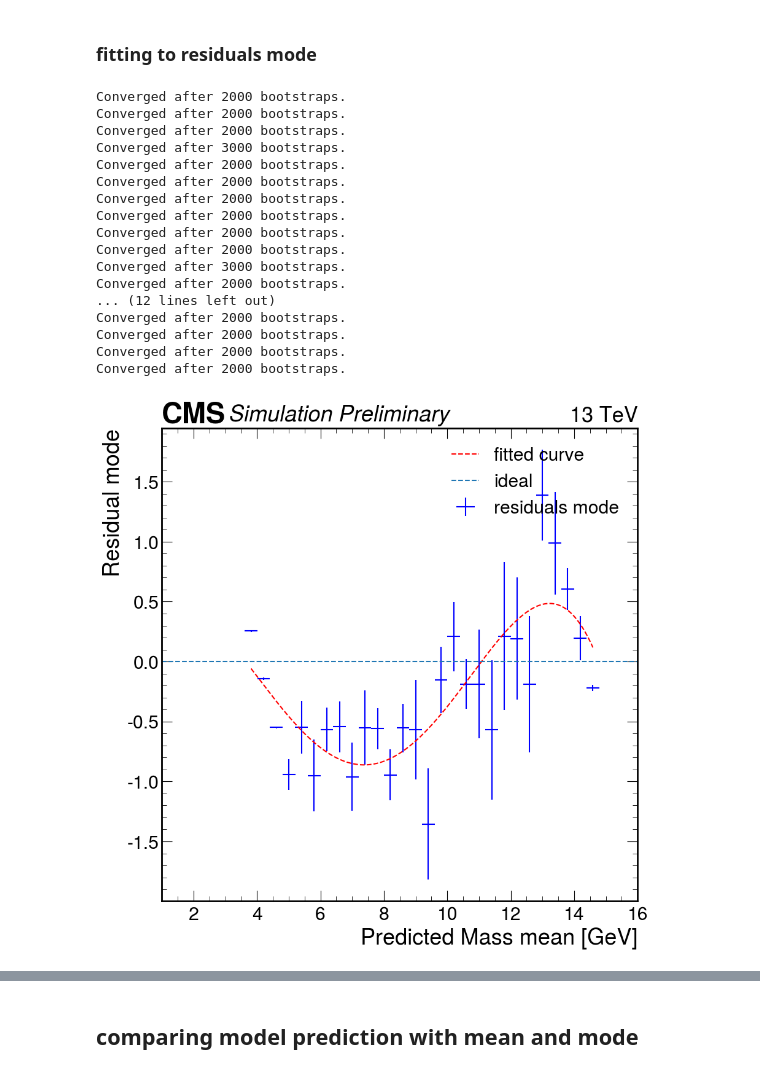
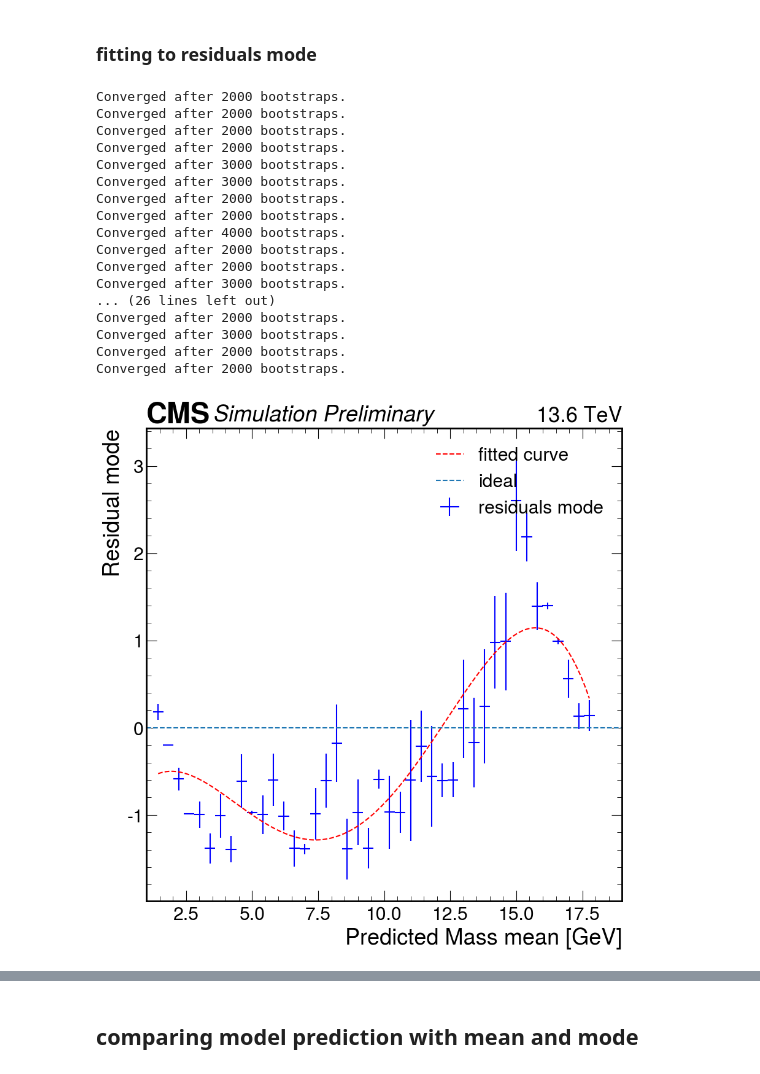
Before and after one commit to bhbam/H_AA_CLuster_jupyter_notebooks, a Jupyter notebook: mass_regression_model_bias_effect_with_residual_using_mean_and_mode_comparision_h5.ipynb, the cells around one changed output, grey strips where cells are left out. Saved outputs shown, nothing was run; the diff lists cells and outputs as text; code cells hidden in the pictures.

```diff
--- a/mass_regression_model_bias_effect_with_residual_using_mean_and_mode_comparision_h5.ipynb
+++ b/mass_regression_model_bias_effect_with_residual_using_mean_and_mode_comparision_h5.ipynb
@@ -44,7 +44,7 @@ valid_data_path_ResNet_B6='/pscratch/sd/b/bbbam/ResNet_B6_Nodes_4.0/ResNet_B6_13
 # %%
 epoch=300
 m_true_, m_pred_ = [], []
-data_files = glob.glob(f"{valid_data_path_ResNet_B6}/valid_data_epoch_{epoch}/*.pkl")
+data_files = glob.glob(f"{valid_data_path_ResNet_B3}/valid_data_epoch_{epoch}/*.pkl")
 for file in data_files:
     infile = open(f"{file}", "rb")
     data = pickle.load(infile)
@@ -70,7 +70,7 @@ plt.xlabel('Mass [GeV]')
 plt.ylabel('Events/ 0.4 [GeV]')
 # plt.title(r'$\mathrm{m_{true}}$, $\mathrm{m_{pred}}$ masses',size=25)
 plt.legend(loc='upper right')
-hep.cms.label(llabel=f"Simulation Preliminary", rlabel="13 TeV", loc=0, ax=ax)
+hep.cms.label(llabel=f"Simulation Preliminary", rlabel="13.6 TeV", loc=0, ax=ax)
 # plt.savefig('%s/%d_mtru_mpred_hist_full.png'%(out_dir, epoch), bbox_inches='tight',dpi=300, facecolor = "w")
 plt.show()
 
@@ -86,7 +86,7 @@ plt.plot((m0_min-1.2, m0_max+1.2), (m0_min-1.2, m0_max+1.2), color='r', linestyl
 # plt.yticks(np.arange(m0_min-1.2, m0_max+1.2, .8),size=15)
 plt.colorbar().set_label(label='Events/ {0.4, 0.4} [GeV]' )
 plt.grid(color='r', linestyle='--', linewidth=.4)
-hep.cms.label(llabel=f"Simulation Preliminary ", rlabel="13 TeV", loc=0, ax=ax)
+hep.cms.label(llabel=f"Simulation Preliminary ", rlabel="13.6 TeV", loc=0, ax=ax)
 # plt.savefig('%s/%d_mtrue_mpred_2D_hist_full.png'%(out_dir, epoch), bbox_inches='tight',dpi=300, facecolor = "w")
 plt.show()
 
@@ -101,7 +101,7 @@ plt.plot((m0_min, m0_max), (m0_min, m0_max), color='r', linestyle='--', alpha=0.
 plt.colorbar().set_label(label='Events/ {0.4, 0.4} [GeV]')
 plt.grid(color='r', linestyle='--', linewidth=.5)
 
-hep.cms.label(llabel=f"Simulation Preliminary", rlabel="13 TeV", loc=0, ax=ax)
+hep.cms.label(llabel=f"Simulation Preliminary", rlabel="13.6 TeV", loc=0, ax=ax)
 # plt.savefig('%s/%d_mtrue_mpred_2D_hist_truncated.png'%(out_dir, epoch),  bbox_inches='tight', dpi=300, facecolor = "w")
 plt.show()
 exit
@@ -350,7 +350,10 @@ def plot_signal_corrected_with_mean(Mass = '5'):
     mass  = {'3p7':3.7,'4':4, '5':5, '6':6, '8':8, '10':10, '12':12, '14':14}.get(Mass, None)
     print("Signal Mass : ", mass)
     m_pred_ = []
-    data_paths = glob.glob(f'/pscratch/sd/b/bbbam/ResNet_B6_Nodes_4.0/13_channels_massregressor_multi_node_inference_Mass_{Mass}_*/test_data_epoch_{epoch}_M{Mass}/Inference_data_test*.pkl')
+    # data_paths = glob.glob(f'/pscratch/sd/b/bbbam/ResNet_B6_Nodes_4.0/13_channels_massregressor_multi_node_inference_Mass_{Mass}_*/test_data_epoch_{epoch}_M{Mass}/Inference_data_test*.pkl')
+    paths_ = {'3p7':'/pscratch/sd/b/bbbam/ResNet_B3_with_ieta_iphi_Nodes_4.0/13_channels_massregressor_multi_node_inference_Mass_3p7_2024_12_16_02:04:32_GPUS_4/test_data_epoch_300_M3p7/Inference_data_test*.pkl'
+    ,'14':'/pscratch/sd/b/bbbam/ResNet_B3_with_ieta_iphi_Nodes_4.0/13_channels_massregressor_multi_node_inference_Mass_14_2024_12_16_02:03:22_GPUS_4/test_data_epoch_300_M14/Inference_data_test*.pkl'}.get(Mass, 0)
+    data_paths=glob.glob(paths_)
     for file in data_paths:
         infile = open(f"{file}", "rb")
         data = pickle.load(infile)
@@ -371,10 +374,10 @@ def plot_signal_corrected_with_mean(Mass = '5'):
     plt.xlabel('Mass [GeV]')
     plt.ylabel('Events density/ 0.4 [GeV]')
     plt.legend(loc='best')
-    hep.cms.label(llabel="Simulation Preliminary", rlabel="13 TeV", loc=0, ax=ax)
+    hep.cms.label(llabel="Simulation Preliminary", rlabel="13.6 TeV", loc=0, ax=ax)
     plt.show()
 # %%
-Masses  = ['3p7', '5', '8', '12']
+Masses  = ['3p7', '14']
 for m in Masses:
     plot_signal_corrected_with_mean(Mass = m)
 # %% [output]
@@ -389,7 +388,7 @@ Signal Mass :  12
 # %% [markdown]
 ### fitting  to residuals mode
 # %%
-def get_hist_mode(data, bins=len(np.arange(3.6,14.9,0.4))):
+def get_hist_mode(data, bins=len(np.arange(1.2,18.1,0.4))):
     counts, bin_edges = np.histogram(data, bins=bins)
 
     # Find the index of the mode bin
@@ -434,7 +433,7 @@ def find_convergence(data, initial_bootstraps=1000, max_bootstraps=100000, step=
     return prev_uncertainty, n_bootstraps
 # %%
 epoch=300
-data_files = glob.glob(f"{valid_data_path_ResNet_B6}/valid_data_epoch_{epoch}/*.pkl")
+data_files = glob.glob(f"{valid_data_path_ResNet_B3}/valid_data_epoch_{epoch}/*.pkl")
 m_true_, m_pred_ = [], []
 for file in data_files:
     infile = open(f"{file}", "rb")
@@ -448,14 +447,14 @@ for file in data_files:
 m_true = np.concatenate(m_true_)
 m_pred = np.concatenate(m_pred_)
 
-mask = (m_true >= 3.6) & (m_true < 14.8)
+mask = (m_true >= 1.2) & (m_true < 18.1)
 m_pred = m_pred[mask]
 m_true = m_true[mask]
 
 
 
 # Initial calculations
-bins = np.arange(3.6, 14.9, 0.4)
+bins = np.arange(1.2, 18.1, 0.4)
 mean_pred_bins = []
 mean_true_bins = []
 residuals_mean = []
@@ -486,8 +485,8 @@ y_fit_mean = polynomial_mode(x)
 fig, ax = plt.subplots()
 plt.errorbar(mean_pred_bins, residuals_mode, xerr=(bins[1] - bins[0]) / 2, yerr=mode_errors, fmt='none', color='b', label='residuals mode')
 plt.plot(x, y_fit_mean, color='r', linestyle='--', label=f"fitted curve")
-hep.cms.label(llabel="Simulation Preliminary", rlabel="13 TeV", loc=0, ax=ax)
-plt.xlim(1, 16)
+hep.cms.label(llabel="Simulation Preliminary", rlabel="13.6 TeV", loc=0, ax=ax)
+plt.xlim(1, 19)
 plt.axhline(y=0, linestyle='--', label="ideal")
 plt.xlabel("Predicted Mass mean [GeV]")
 plt.ylabel("Residual mode")
@@ -499,7 +498,7 @@ def corrected_pred_mode(m):
     mass = m + polynomial_mode(m)
     return mass
 
-data_files = glob.glob(f"{valid_data_path_ResNet_B6}/valid_data_epoch_{epoch}/*.pkl")
+data_files = glob.glob(f"{valid_data_path_ResNet_B3}/valid_data_epoch_{epoch}/*.pkl")
 m_true_, m_pred_ = [], []
 for file in data_files:
     infile = open(f"{file}", "rb")
@@ -513,24 +512,10 @@ for file in data_files:
 m_true = np.concatenate(m_true_)
 m_pred = np.concatenate(m_pred_)
 
-mask = (m_true >= 3.6) & (m_true < 14.8)
+
 m_pred = m_pred[mask]
 m_true = m_true[mask]
 m_pred = corrected_pred_mode(m_pred)
-
-# # Extended version
-# fig, ax = plt.subplots(figsize=(20,15), dpi=150)
-# plt.hist2d(np.squeeze(m_true),np.squeeze(m_pred), bins=[np.arange(m0_min-0.8, m0_max+1.2, .4), np.arange(m0_min-1.2, m0_max+1.2, .4)],cmap=cms_cmap,vmin=0, vmax=2200)
-# plt.xlabel(r'$\mathrm{m_{true}}$ [GeV]')
-# plt.ylabel(r'$\mathrm{m_{pred}}$ [GeV]')
-# plt.plot((m0_min-1.2, m0_max+1.2), (m0_min-1.2, m0_max+1.2), color='r', linestyle='--', alpha=0.9)
-# # plt.xticks(np.arange(m0_min-0.8, m0_max+1.2, .8),size=15)
-# # plt.yticks(np.arange(m0_min-1.2, m0_max+1.2, .8),size=15)
-# plt.colorbar().set_label(label='Events/ {0.4, 0.4} [GeV]' )
-# plt.grid(color='r', linestyle='--', linewidth=.4)
-# hep.cms.label(llabel=f"Simulation Preliminary ", rlabel="13 TeV", loc=0, ax=ax)
-# # plt.savefig('%s/%d_mtrue_mpred_2D_hist_full.png'%(out_dir, epoch), bbox_inches='tight',dpi=300, facecolor = "w")
-# plt.show()
 
 
 # Recalculate for corrected predictions
@@ -545,40 +530,40 @@ for i in range(len(bins) - 1):
     temp_mean_mass_pred = np.mean(temp_mass_pred)
     mean_pred_bins.append(temp_mean_mass_pred)
     temp_mass_true = m_true[(m_pred >= bins[i]) & (m_pred < bins[i + 1])]
     mean_true_bins.append(np.mean(temp_mass_true))
     temp_residual = temp_mass_true - temp_mass_pred
     mu, std = norm.fit(temp_residual)
     residuals_mean_2.append(mu)
     residuals_std_2.append(std)
     residuals_mode_2.append(get_hist_mode(temp_residual))
     uncertainty, n_bootstraps = find_convergence(temp_residual)
     mode_errors_2.append(uncertainty)
 
 # Second plot with error bars
 fig, ax = plt.subplots()
 plt.errorbar(mean_pred_bins, residuals_mode_2, xerr=(bins[1] - bins[0]) / 2, yerr=mode_errors_2, fmt='none', color='b', label='residuals mode')
 plt.axhline(y=0, linestyle='--', label="ideal")
-hep.cms.label(llabel="Simulation Preliminary", rlabel="13 TeV", loc=0, ax=ax)
+hep.cms.label(llabel="Simulation Preliminary", rlabel="13.6 TeV", loc=0, ax=ax)
 plt.xlabel("Predicted Mass mean [GeV]")
 plt.ylabel("Corrected Residual mode")
 plt.legend()
 plt.show()
 # %% [output]
-Converged after 2000 bootstraps.
-Converged after 2000 bootstraps.
-Converged after 2000 bootstraps.
-Converged after 3000 bootstraps.
-Converged after 2000 bootstraps.
-Converged after 2000 bootstraps.
 Converged after 2000 bootstraps.
 Converged after 2000 bootstraps.
 Converged after 2000 bootstraps.
 Converged after 2000 bootstraps.
 Converged after 3000 bootstraps.
-Converged after 2000 bootstraps.
-... (12 lines left out)
+Converged after 3000 bootstraps.
 Converged after 2000 bootstraps.
 Converged after 2000 bootstraps.
+Converged after 4000 bootstraps.
 Converged after 2000 bootstraps.
 Converged after 2000 bootstraps.
+Converged after 3000 bootstraps.
+... (26 lines left out)
+Converged after 2000 bootstraps.
+Converged after 3000 bootstraps.
+Converged after 2000 bootstraps.
+Converged after 2000 bootstraps.
-[figure, old version]
+[figure, new version]
```
Also changed, not shown: parts of 8 cells of this notebook, 3 other files.
